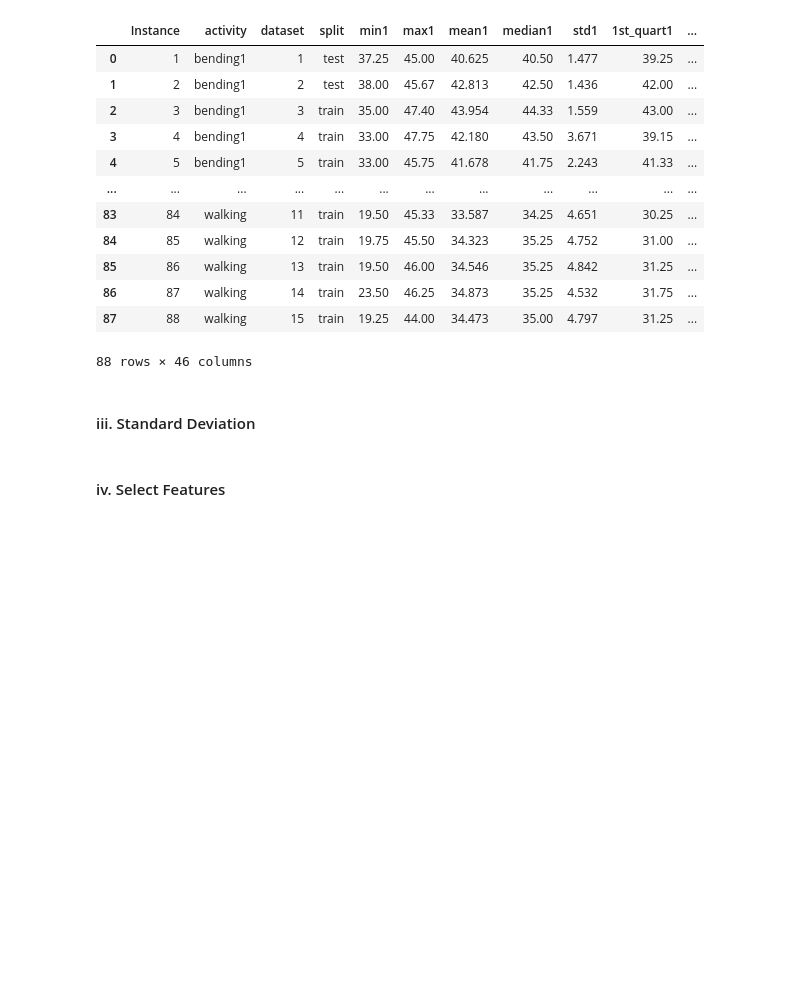
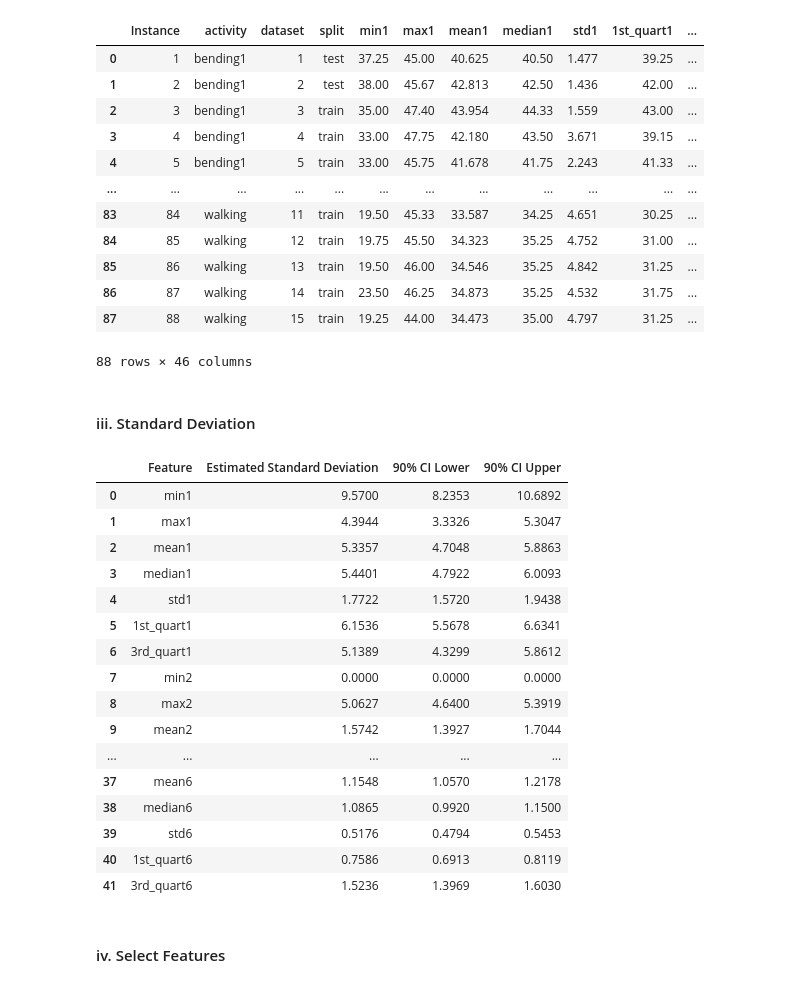
Before and after one commit to manvsatish/dsci-552-hw-3, a Jupyter notebook: notebook/Satish_Manvika_HW3.ipynb, the cells around one changed output. Drawn from its saved outputs; the diff is of its cells as text; code cells hidden in the pictures; blank space fills up the shorter version.

Commit message:
Complete feature extraction and bootstrap analysis

```diff
--- a/notebook/Satish_Manvika_HW3.ipynb
+++ b/notebook/Satish_Manvika_HW3.ipynb
@@ -215,5 +215,45 @@ number of extracted time-domain features: 42
 88 rows × 46 columns
 # %% [markdown]
 #### iii. Standard Deviation
+# %%
+feature_values = feature_table[feature_columns].to_numpy()
+feature_standard_deviations = feature_values.std(axis=0, ddof=1) #sample standard deviation of each feature across all 88 instances
+number_of_bootstrap_samples = 1000 # construct 90% percentile bootstrap confidence intervals
+rng = np.random.default_rng(552)
+bootstrap_standard_deviations = np.empty((number_of_bootstrap_samples, len(feature_columns)))
+
+for bootstrap_sample in range(number_of_bootstrap_samples):
+    sampled_indices = rng.integers(low=0, high=len(feature_values), size=len(feature_values),)
+    bootstrap_sample_values = feature_values[sampled_indices]
+    bootstrap_standard_deviations[bootstrap_sample] = (bootstrap_sample_values.std(axis=0, ddof=1))
+
+confidence_interval_lower = np.percentile(bootstrap_standard_deviations, 5, axis=0,)
+confidence_interval_upper = np.percentile(bootstrap_standard_deviations, 95, axis=0,)
+
+standard_deviation_summary = pd.DataFrame({"Feature": feature_columns, "Estimated Standard Deviation": feature_standard_deviations, "90% CI Lower": confidence_interval_lower, "90% CI Upper": confidence_interval_upper,})
+
+assert standard_deviation_summary.shape == (42, 4)
+assert not standard_deviation_summary.isna().any().any()
+assert (standard_deviation_summary["90% CI Lower"] <= standard_deviation_summary["90% CI Upper"]).all()
+
+standard_deviation_summary.round(4)
+# %% [output]
+|  | Feature | Estimated Standard Deviation | 90% CI Lower | 90% CI Upper |
+| 0 | min1 | 9.5700 | 8.2353 | 10.6892 |
+| 1 | max1 | 4.3944 | 3.3326 | 5.3047 |
+| 2 | mean1 | 5.3357 | 4.7048 | 5.8863 |
+| 3 | median1 | 5.4401 | 4.7922 | 6.0093 |
+| 4 | std1 | 1.7722 | 1.5720 | 1.9438 |
+| 5 | 1st_quart1 | 6.1536 | 5.5678 | 6.6341 |
+| 6 | 3rd_quart1 | 5.1389 | 4.3299 | 5.8612 |
+| 7 | min2 | 0.0000 | 0.0000 | 0.0000 |
+| 8 | max2 | 5.0627 | 4.6400 | 5.3919 |
+| 9 | mean2 | 1.5742 | 1.3927 | 1.7044 |
+| ... | ... | ... | ... | ... |
+| 37 | mean6 | 1.1548 | 1.0570 | 1.2178 |
+| 38 | median6 | 1.0865 | 0.9920 | 1.1500 |
+| 39 | std6 | 0.5176 | 0.4794 | 0.5453 |
+| 40 | 1st_quart6 | 0.7586 | 0.6913 | 0.8119 |
+| 41 | 3rd_quart6 | 1.5236 | 1.3969 | 1.6030 |
 # %% [markdown]
 #### iv. Select Features
```
Also changed, not shown: parts of 1 cell of this notebook.
